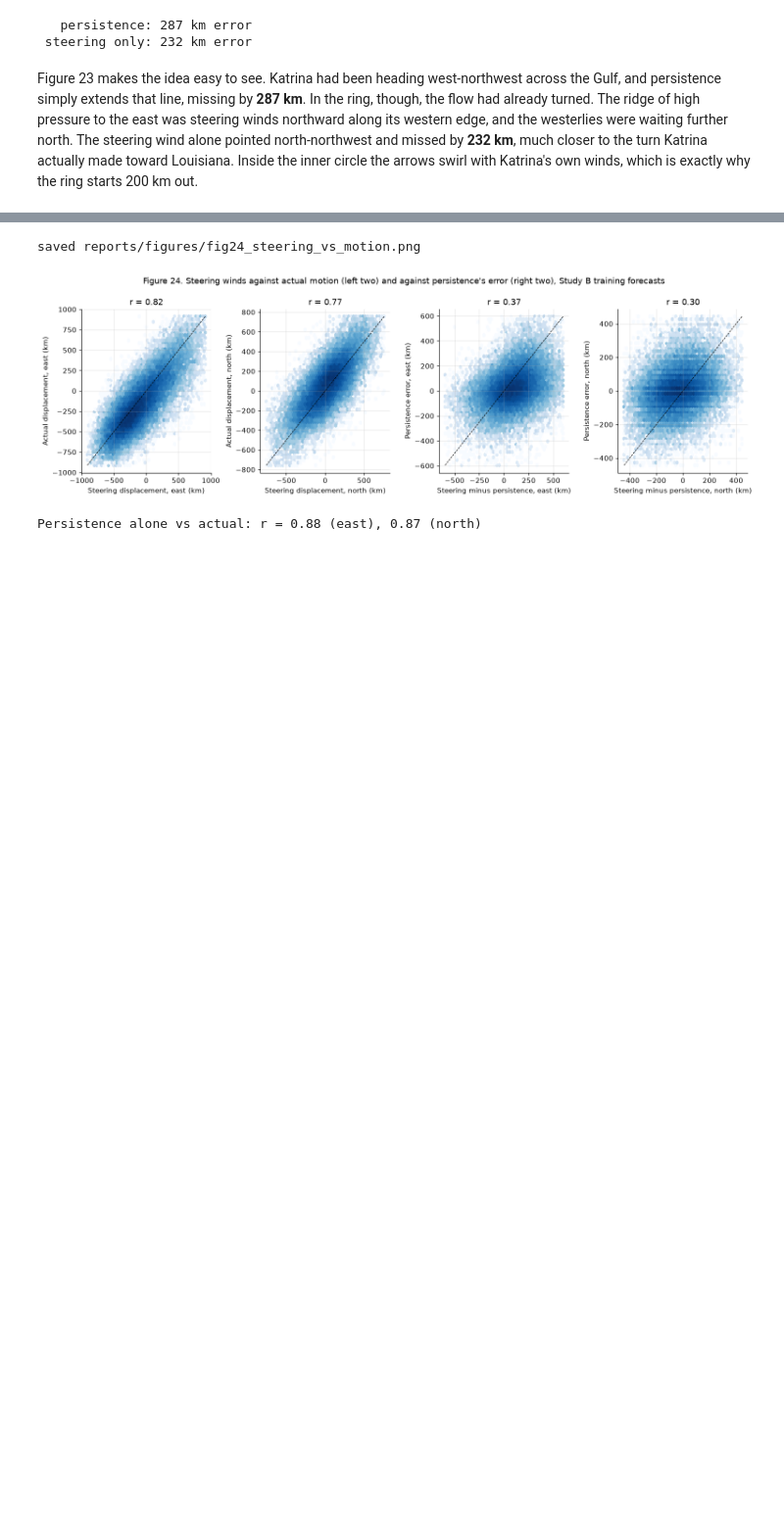
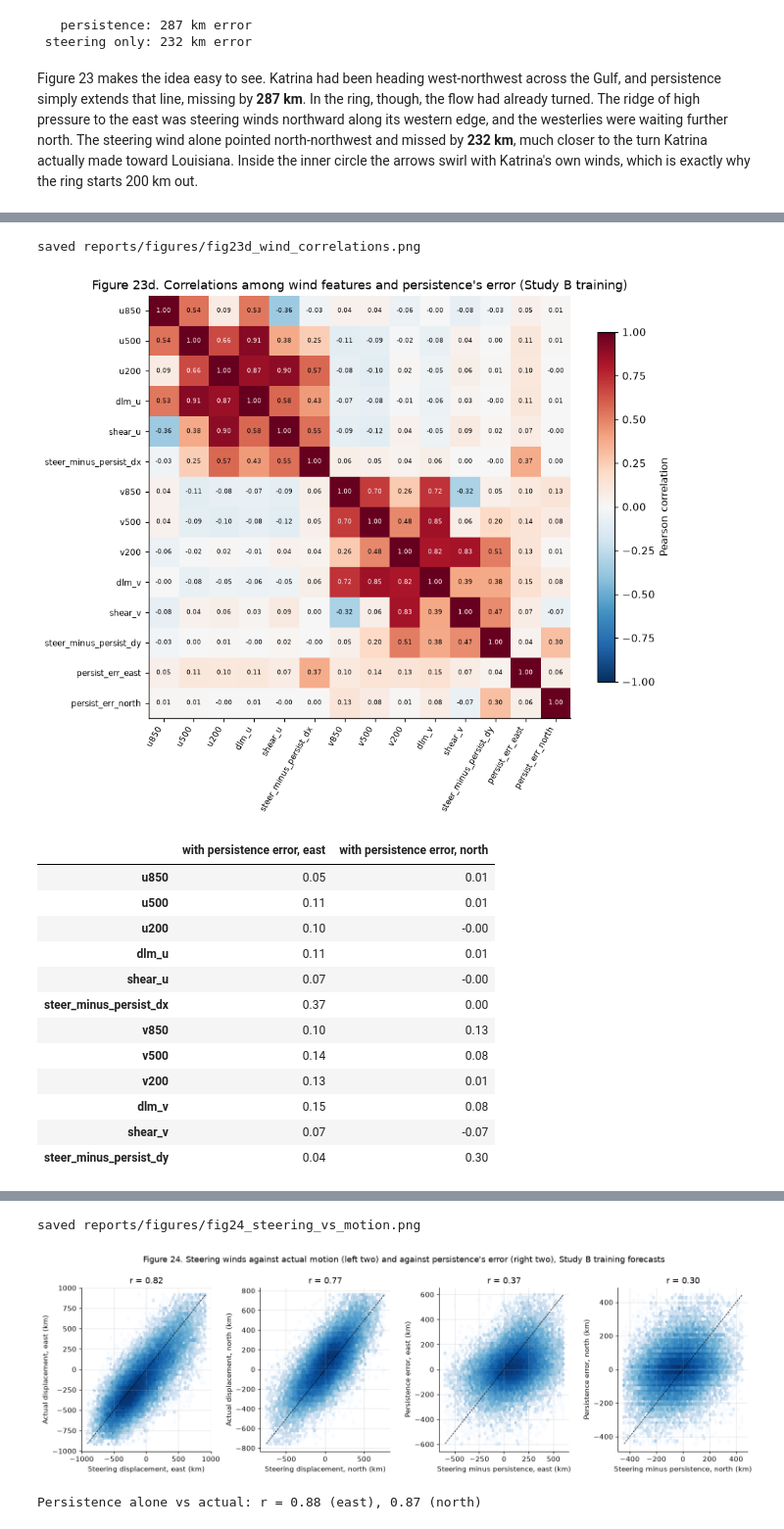
Before and after one commit to YatharthVardan-SanDiego/storm-track-forecasting, a Jupyter notebook: notebooks/07a_steering_winds_xgboost.ipynb, the cells around one changed output, grey strips where cells are left out. Shown at 98% size. Drawn from its saved outputs; the diff is of its cells as text; code cells hidden in the pictures; blank space fills up the shorter version.

```diff
--- a/notebooks/07a_steering_winds_xgboost.ipynb
+++ b/notebooks/07a_steering_winds_xgboost.ipynb
@@ -250,0 +349,39 @@ Figure 23 makes the idea easy to see. Katrina had been heading west-northwest ac
+# %%
+trn = S[S["split_b"] == "train"].copy()
+trn["persist_err_east"] = trn["dx_target"] - 4 * trn["dx_m0"]
+trn["persist_err_north"] = trn["dy_target"] - 4 * trn["dy_m0"]
+corr_cols = ["u850", "u500", "u200", "dlm_u", "shear_u", "steer_minus_persist_dx",
+             "v850", "v500", "v200", "dlm_v", "shear_v", "steer_minus_persist_dy",
+             "persist_err_east", "persist_err_north"]
+cm = trn[corr_cols].corr()
+fig, ax = plt.subplots(figsize=(9, 7.5))
+im = ax.imshow(cm, cmap="RdBu_r", vmin=-1, vmax=1)
+ax.set_xticks(range(len(corr_cols)), corr_cols, rotation=60, ha="right", fontsize=8)
+ax.set_yticks(range(len(corr_cols)), corr_cols, fontsize=8)
+for i in range(len(corr_cols)):
+    for j in range(len(corr_cols)):
+        ax.text(j, i, f"{cm.iloc[i, j]:.2f}", ha="center", va="center", fontsize=6,
+                color="white" if abs(cm.iloc[i, j]) > 0.6 else "black")
+ax.grid(False)
+fig.colorbar(im, ax=ax, shrink=0.8, label="Pearson correlation")
+ax.set_title("Figure 23d. Correlations among wind features and persistence's error (Study B training)")
+savefig(fig, "fig23d_wind_correlations.png")
+plt.show()
+pd.DataFrame({"with persistence error, east": cm.loc[corr_cols[:12], "persist_err_east"],
+              "with persistence error, north": cm.loc[corr_cols[:12], "persist_err_north"]}).round(2)
+# %% [output]
+saved reports/figures/fig23d_wind_correlations.png
+[figure, added]
+|  | with persistence error, east | with persistence error, north |
+| u850 | 0.05 | 0.01 |
+| u500 | 0.11 | 0.01 |
+| u200 | 0.10 | -0.00 |
+| dlm_u | 0.11 | 0.01 |
+| shear_u | 0.07 | -0.00 |
+| steer_minus_persist_dx | 0.37 | 0.00 |
+| v850 | 0.10 | 0.13 |
+| v500 | 0.14 | 0.08 |
+| v200 | 0.13 | 0.01 |
+| dlm_v | 0.15 | 0.08 |
+| shear_v | 0.07 | -0.07 |
+| steer_minus_persist_dy | 0.04 | 0.30 |
```
Also changed, not shown: parts of 21 cells of this notebook, 5 other files.
